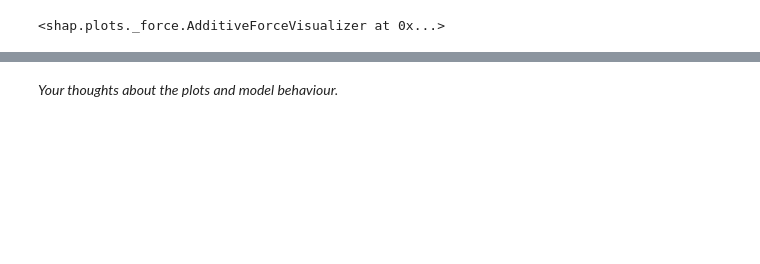
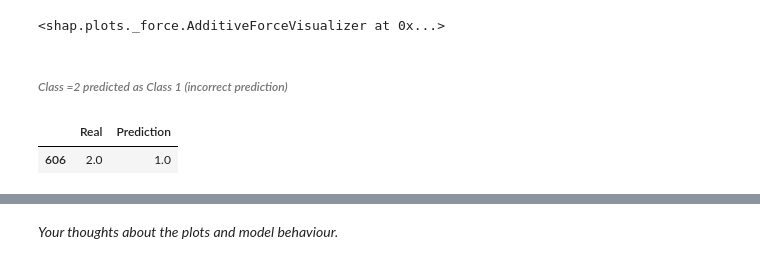
Before and after one commit to root-epifit/madmo-adv, a Jupyter notebook: homeworks/hw1_boosting_and_explanation.ipynb, the cells around one changed output, grey strips where cells are left out. Drawn from its saved outputs; the diff is of its cells as text; code cells hidden in the pictures; blank space fills up the shorter version.

```diff
--- a/homeworks/hw1_boosting_and_explanation.ipynb
+++ b/homeworks/hw1_boosting_and_explanation.ipynb
@@ -658,3 +676,10 @@ shap.force_plot(expected_value, shap_values[0,:], X_test_pca[0,:],
 # %% [output]
 [interactive output not drawn]
 <shap.plots._force.AdditiveForceVisualizer at 0x...>
+# %% [markdown]
+###### *Class =2 predicted as Class 1 (incorrect prediction)*
+# %%
+df[ (df.Real != df.Prediction) & (df.Real == 2)][:1]
+# %% [output]
+|  | Real | Prediction |
+| 606 | 2.0 | 1.0 |
```
Also changed, not shown: parts of 21 cells of this notebook.
